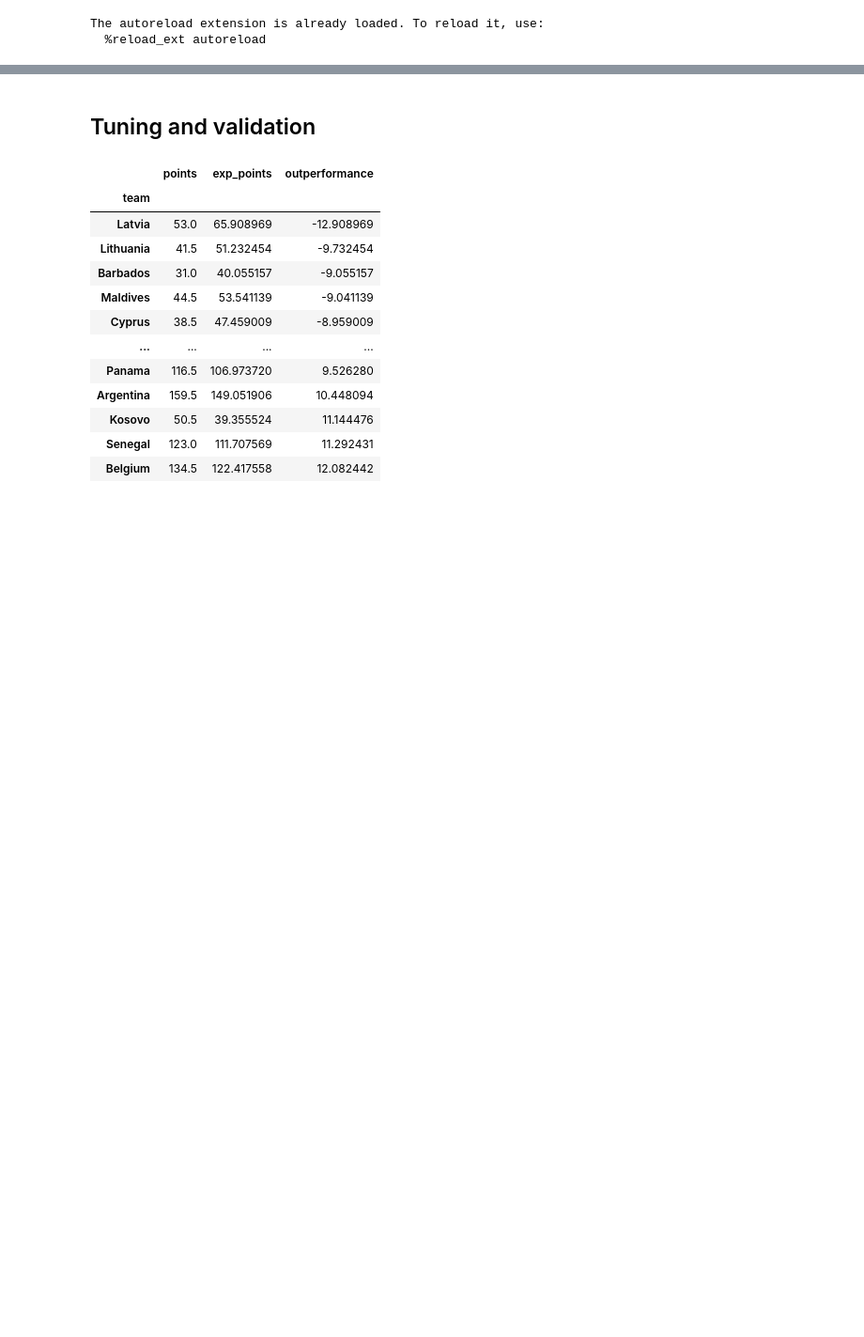
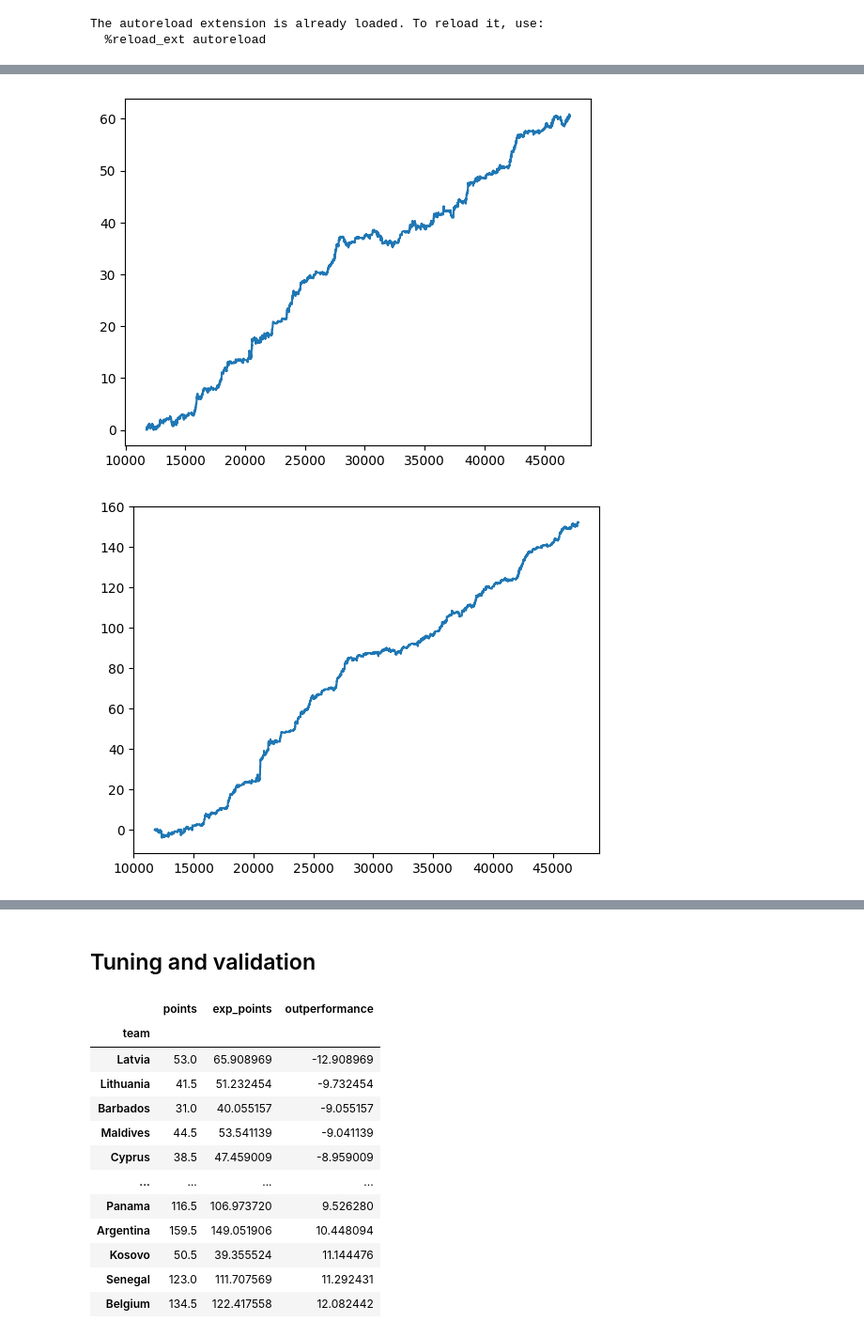
Before and after one commit to rwarneke/football_model, a Jupyter notebook: model.ipynb, the cells around one changed output, grey strips where cells are left out. Shown at 94% size. Drawn from its saved outputs; the diff is of its cells as text; code cells hidden in the pictures; blank space fills up the shorter version.

```diff
--- a/model.ipynb
+++ b/model.ipynb
@@ -87,0 +355,26 @@ champions = pd.Series([t.champion for t in T])
+# %%
+# ## Train model ##
+
+model2 = Model(
+    importance_class_weights={0: 0.4, 1: 0.7, 2: 1.0},
+    # censor_big_wins=True,
+    # censor_big_win_margin=5
+)
+res2 = model2.fit(results)
+
+R = res2.query("min_games_played >= 10 and date >= '1980'")
+loss_result, loss_score = calc_loss(R)
+print(f"Loss result: {loss_result*100:6.2f}")
+print(f"Loss score:  {loss_score*100 :6.2f}")
+
+print("\n=== important ===")
+R = res2.query("min_games_played >= 10 and date >= '1980' and importance_class == 2")
+loss_result, loss_score = calc_loss(R)
+print(f"Loss result: {loss_result*100:6.2f}")
+print(f"Loss score:  {loss_score*100 :6.2f}")
+
+print("\n=== important t40 ===")
+R = res2.loc[res2.home_team.isin(big_teams) & res2.away_team.isin(big_teams)].query("min_games_played >= 10 and date >= '1980' and importance_class == 2")
+loss_result, loss_score = calc_loss(R)
+print(f"Loss result: {loss_result*100:6.2f}")
+print(f"Loss score:  {loss_score*100 :6.2f}")
@@ -87,0 +591,8 @@ champions = pd.Series([t.champion for t in T])
+# %%
+Rold = R1
+Rnew = R2
+(Rnew.loss_result.cumsum() - Rold.loss_result.cumsum()).plot(); plt.show()
+(Rnew.loss_score.cumsum() - Rold.loss_score.cumsum()).plot(); plt.show()
+# %% [output]
+[figure, added]
+[figure, added]
```
Also changed, not shown: parts of 44 cells of this notebook, 4 other files.
